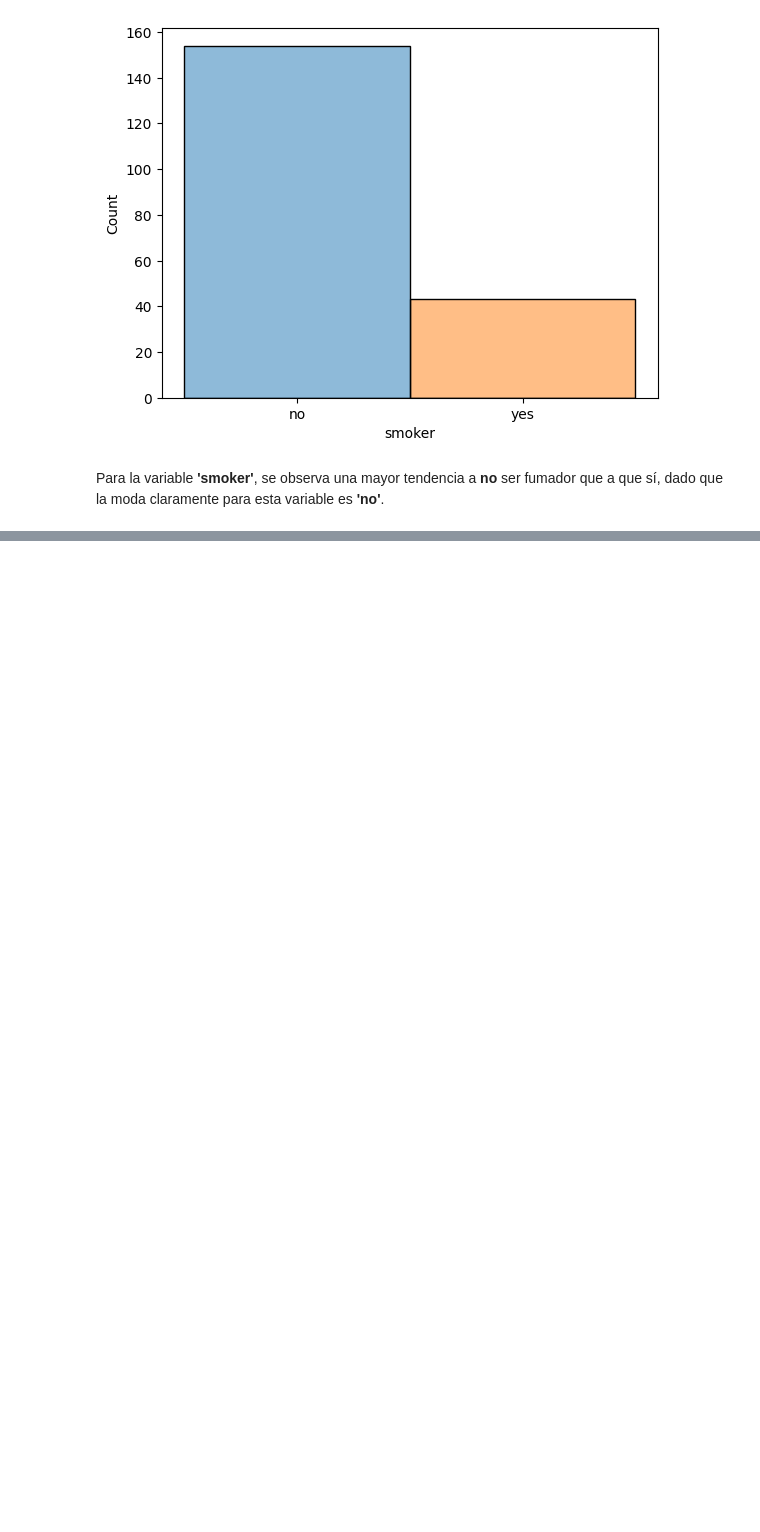
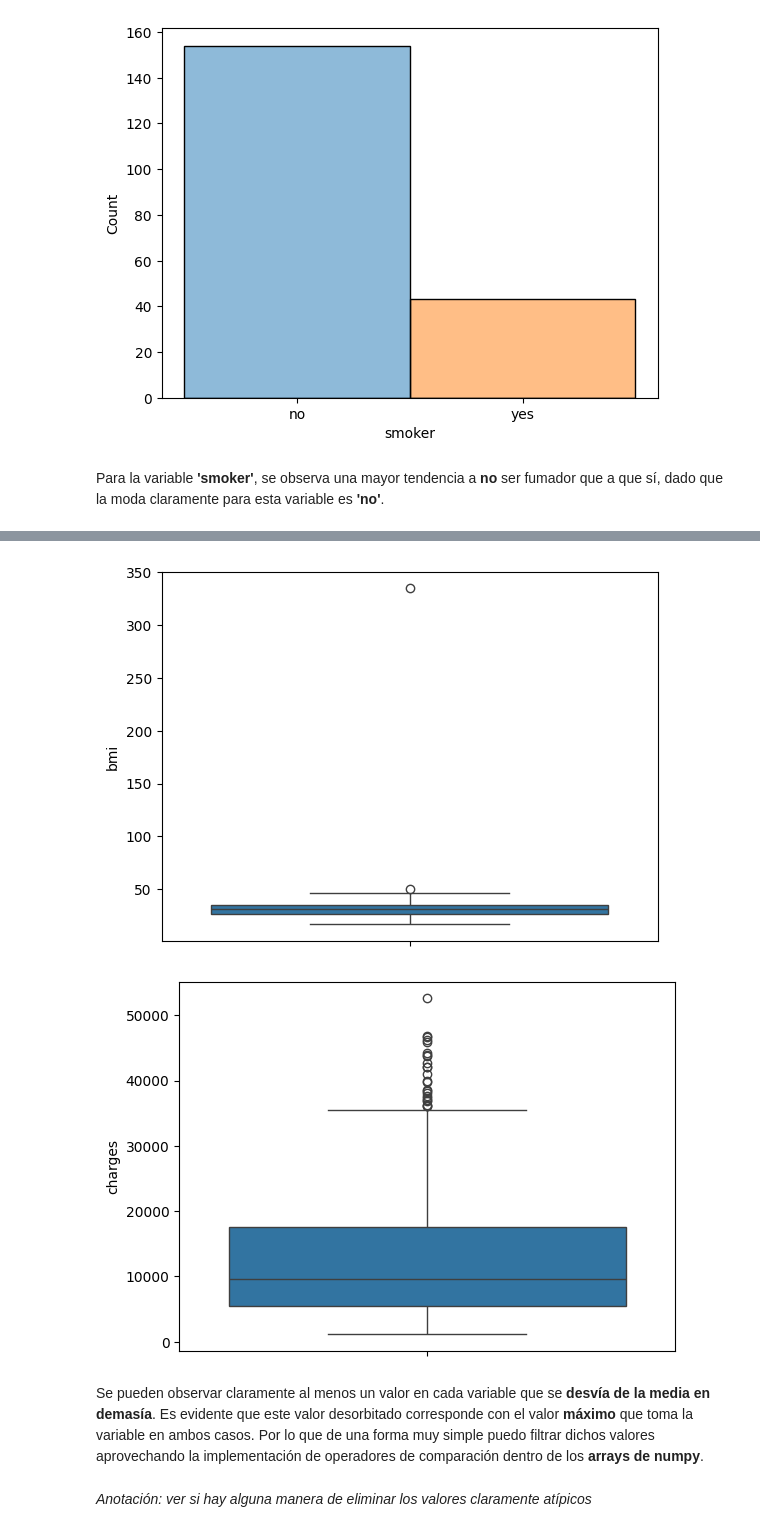
Before and after one commit to m0xn/ensurance-lr, a Jupyter notebook: actividades/proyecto-final.ipynb, the cells around one changed output, grey strips where cells are left out. Saved outputs shown, nothing was run; the diff lists cells and outputs as text; code cells hidden in the pictures; blank space fills up the shorter version.

```diff
--- a/actividades/proyecto-final.ipynb
+++ b/actividades/proyecto-final.ipynb
@@ -152,0 +241,13 @@ Para la variable **'smoker'**, se observa una mayor tendencia a **no** ser fumad
+# %%
+# Representación de los diagramas de caja y bigote
+boxplot(df['bmi'])
+show()
+boxplot(df['charges'])
+show()
+# %% [output]
+[figure, added]
+[figure, added]
+# %% [markdown]
+Se pueden observar claramente al menos un valor en cada variable que se **desvía de la media en demasía**. Es evidente que este valor desorbitado corresponde con el valor **máximo** que toma la variable en ambos casos. Por lo que de una forma muy simple puedo filtrar dichos valores aprovechando la implementación de operadores de comparación dentro de los **arrays de numpy**.
+# %% [markdown]
+*Anotación: ver si hay alguna manera de eliminar los valores claramente atípicos*
```
Also changed, not shown: parts of 25 cells of this notebook.
